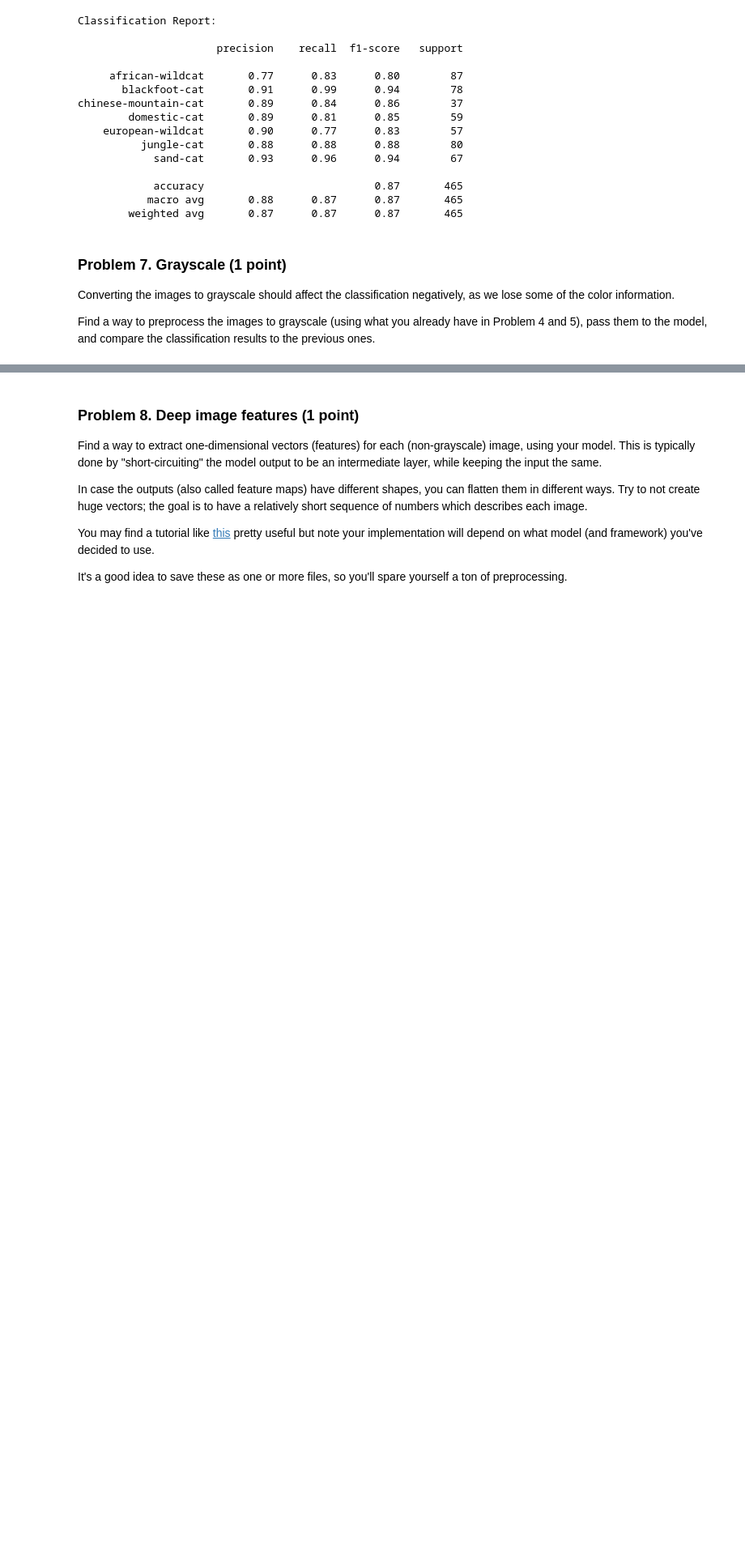
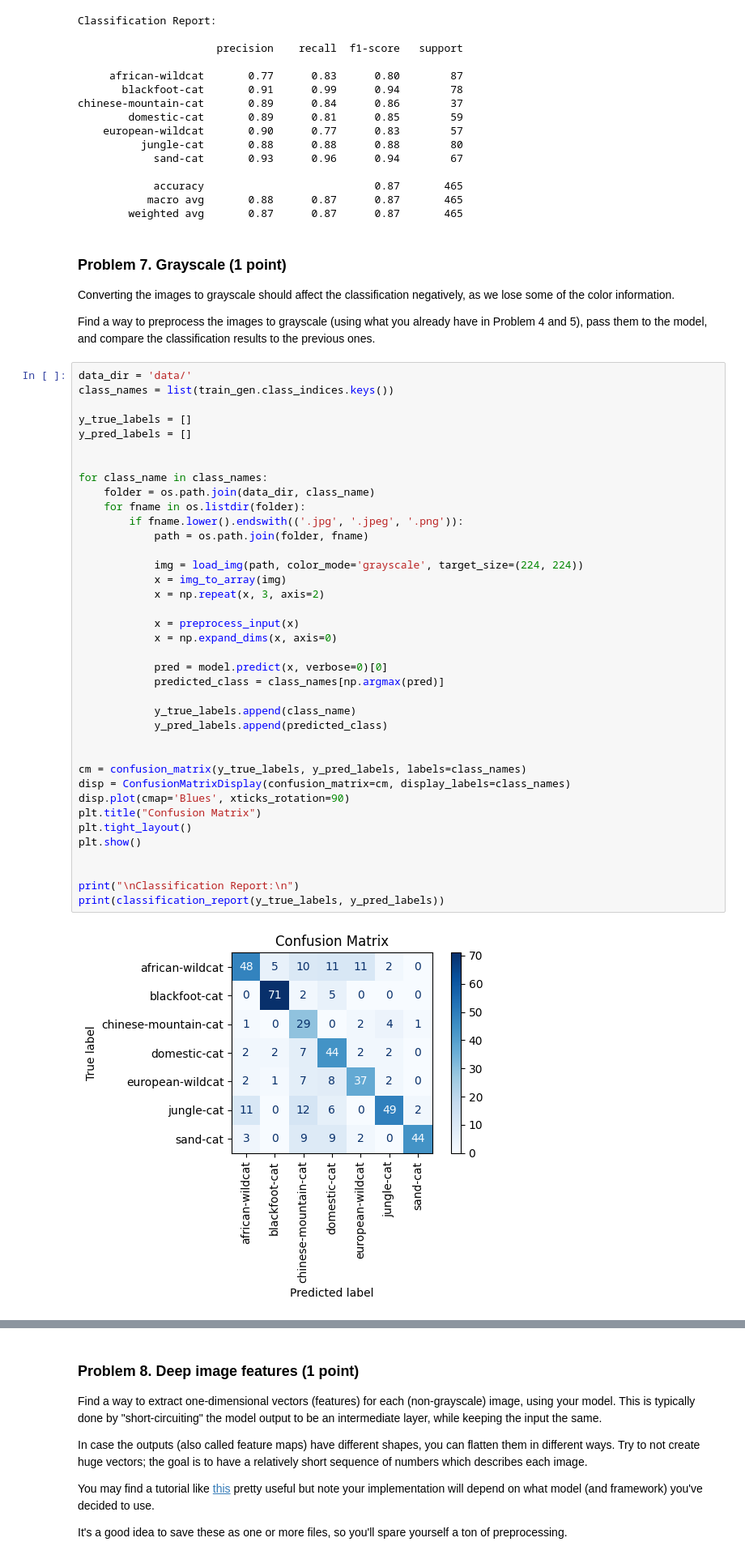
Before and after one commit to plamensve/Data_Science_Upskill_Softuni, a Jupyter notebook: 06_working_with_images/Working with Images Lab.ipynb, the cells around one changed output, grey strips where cells are left out. Shown: that part at 81% size. Cells and saved outputs as stored; diff of their text form; blank space fills up the shorter version.

```diff
--- a/06_working_with_images/Working with Images Lab.ipynb
+++ b/06_working_with_images/Working with Images Lab.ipynb
@@ -661,3 +657,43 @@ chinese-mountain-cat       0.89      0.84      0.86        37
 Converting the images to grayscale should affect the classification negatively, as we lose some of the color information.
 
 Find a way to preprocess the images to grayscale (using what you already have in Problem 4 and 5), pass them to the model, and compare the classification results to the previous ones.
+# %%
+data_dir = 'data/'
+class_names = list(train_gen.class_indices.keys())
+
+y_true_labels = []
+y_pred_labels = []
+
+
+for class_name in class_names:
+    folder = os.path.join(data_dir, class_name)
+    for fname in os.listdir(folder):
+        if fname.lower().endswith(('.jpg', '.jpeg', '.png')):
+            path = os.path.join(folder, fname)
+
+            img = load_img(path, color_mode='grayscale', target_size=(224, 224))
+            x = img_to_array(img)
+            x = np.repeat(x, 3, axis=2)
+
+            x = preprocess_input(x)
+            x = np.expand_dims(x, axis=0)
+
+            pred = model.predict(x, verbose=0)[0]
+            predicted_class = class_names[np.argmax(pred)]
+
+            y_true_labels.append(class_name)
+            y_pred_labels.append(predicted_class)
+
+
+cm = confusion_matrix(y_true_labels, y_pred_labels, labels=class_names)
+disp = ConfusionMatrixDisplay(confusion_matrix=cm, display_labels=class_names)
+disp.plot(cmap='Blues', xticks_rotation=90)
+plt.title("Confusion Matrix")
+plt.tight_layout()
+plt.show()
+
+
+print("\nClassification Report:\n")
+print(classification_report(y_true_labels, y_pred_labels))
+# %% [output]
+[figure, added]
```
Also changed, not shown: parts of 6 cells of this notebook.
